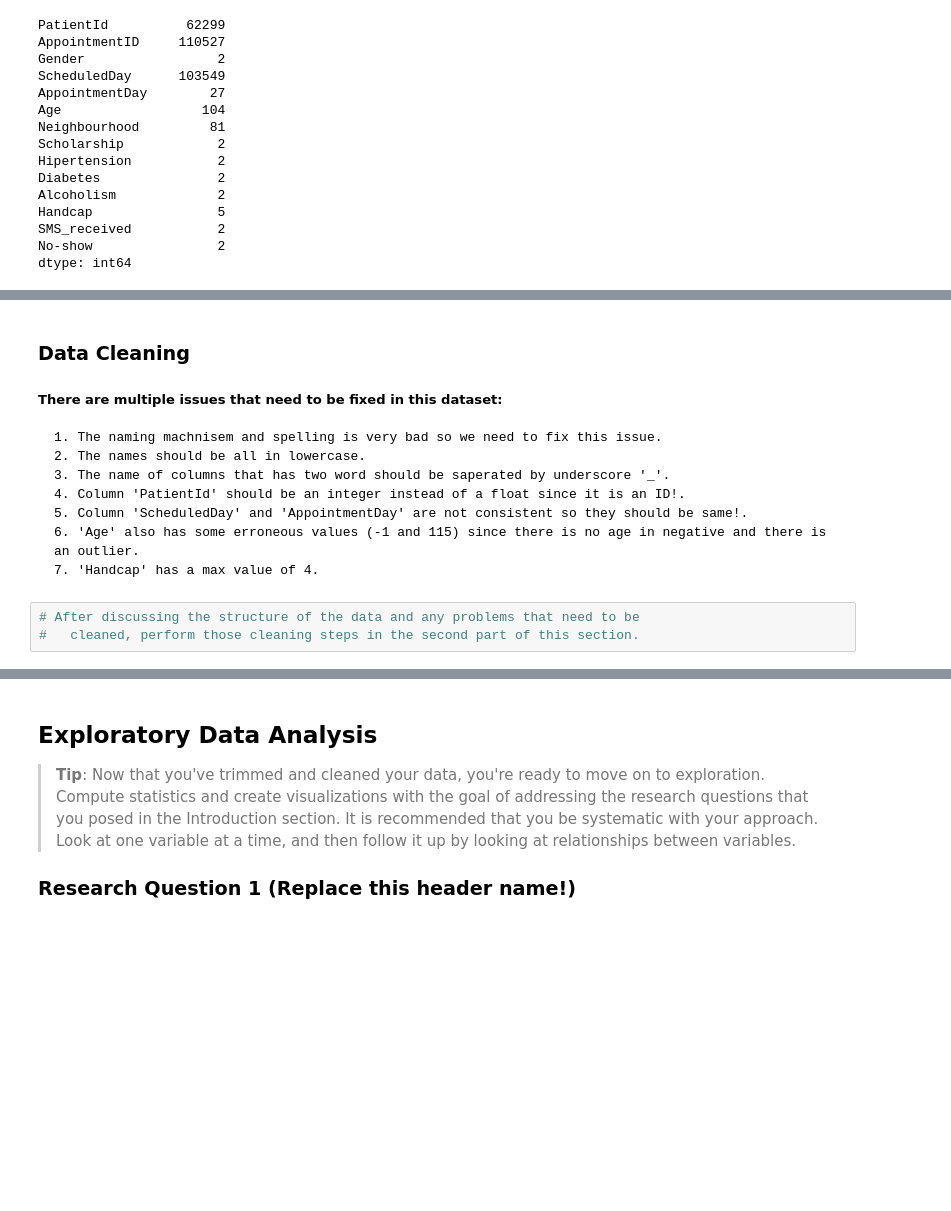
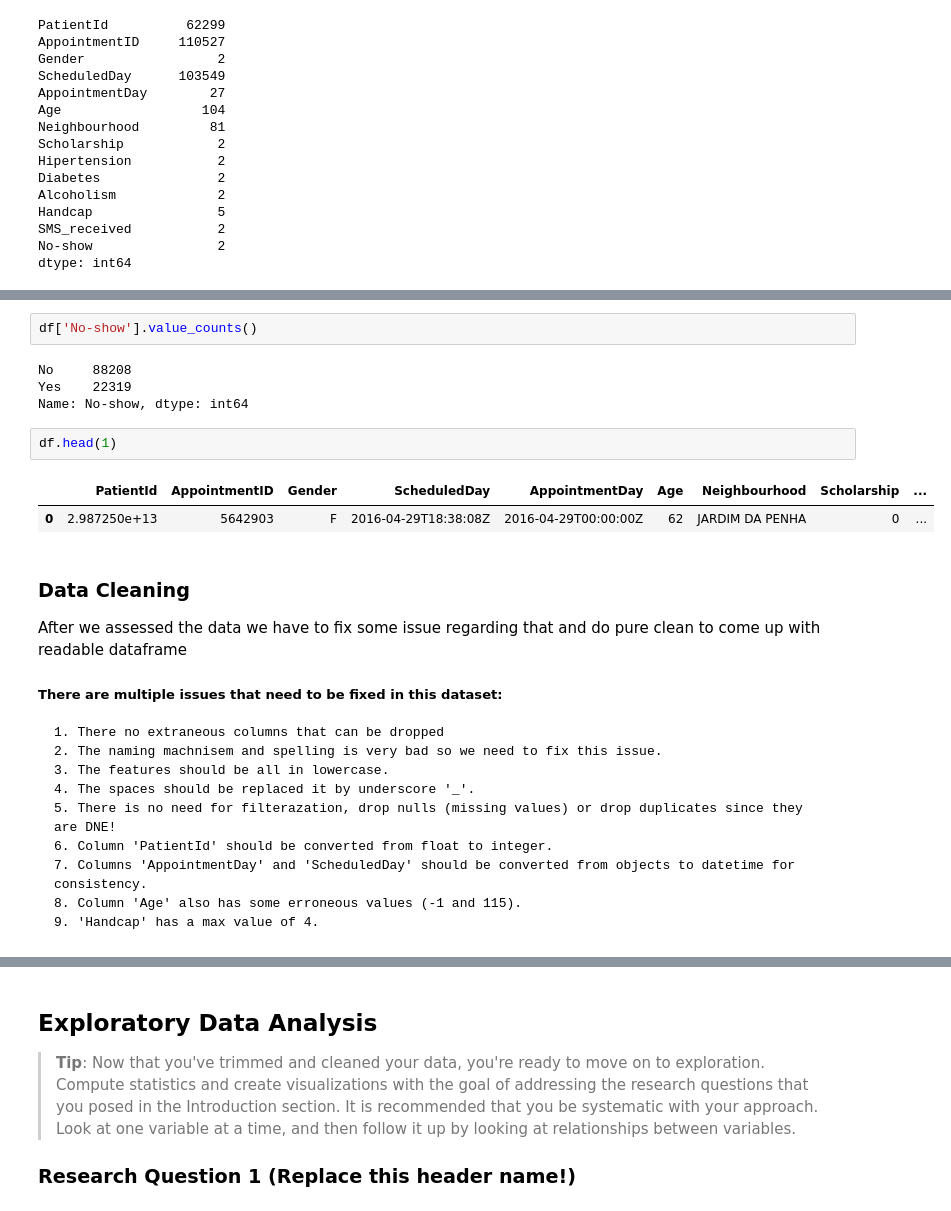
Before and after one commit to YousefKJM/P2-Investigate-a-Dataset, a Jupyter notebook: Investigate_a_Dataset.ipynb, the cells around one changed output, grey strips where cells are left out. Cells and saved outputs as stored; diff of their text form; blank space fills up the shorter version.

```diff
--- a/Investigate_a_Dataset.ipynb
+++ b/Investigate_a_Dataset.ipynb
@@ -141,18 +143,29 @@ df.describe()
 | 50% | 3.173184e+13 | 5.680573e+06 | 37.000000 | 0.000000 | 0.000000 | 0.000000 | 0.000000 | 0.000000 | ... |
 | 75% | 9.439172e+13 | 5.725524e+06 | 55.000000 | 0.000000 | 0.000000 | 0.000000 | 0.000000 | 0.000000 | ... |
 | max | 9.999816e+14 | 5.790484e+06 | 115.000000 | 1.000000 | 1.000000 | 1.000000 | 1.000000 | 4.000000 | ... |
+# %%
+df['No-show'].value_counts()
+# %% [output]
+No     88208
+Yes    22319
+Name: No-show, dtype: int64
+# %%
+df.head(1)
+# %% [output]
+|  | PatientId | AppointmentID | Gender | ScheduledDay | AppointmentDay | Age | Neighbourhood | Scholarship | ... |
+| 0 | 2.987250e+13 | 5642903 | F | 2016-04-29T18:38:08Z | 2016-04-29T00:00:00Z | 62 | JARDIM DA PENHA | 0 | ... |
 # %% [markdown]
 ### Data Cleaning
+After we assessed the data we have to fix some issue regarding that and do pure clean to come up with readable dataframe
 
 #####  There are multiple issues that need to be fixed in this dataset:
 
-    1. The naming machnisem and spelling is very bad so we need to fix this issue.
-    2. The names should be all in lowercase.
-    3. The name of columns that has two word should be saperated by underscore '_'.
-    4. Column 'PatientId' should be an integer instead of a float since it is an ID!.
-    5. Column 'ScheduledDay' and 'AppointmentDay' are not consistent so they should be same!.
-    6. 'Age' also has some erroneous values (-1 and 115) since there is no age in negative and there is an outlier.
-    7. 'Handcap' has a max value of 4.
+    1. There no extraneous columns that can be dropped
+    2. The naming machnisem and spelling is very bad so we need to fix this issue.
+    3. The features should be all in lowercase.
+    4. The spaces should be replaced it by underscore '_'.
+    5. There is no need for filterazation, drop nulls (missing values) or drop duplicates since they are DNE!
+    6. Column 'PatientId' should be converted from float to integer.
+    7. Columns 'AppointmentDay' and 'ScheduledDay' should be converted from objects to datetime for consistency.
+    8. Column 'Age' also has some erroneous values (-1 and 115).
+    9. 'Handcap' has a max value of 4.
-# %%
-# After discussing the structure of the data and any problems that need to be
-#   cleaned, perform those cleaning steps in the second part of this section.
```
Also changed, not shown: parts of 19 cells of this notebook, 1 other file.
